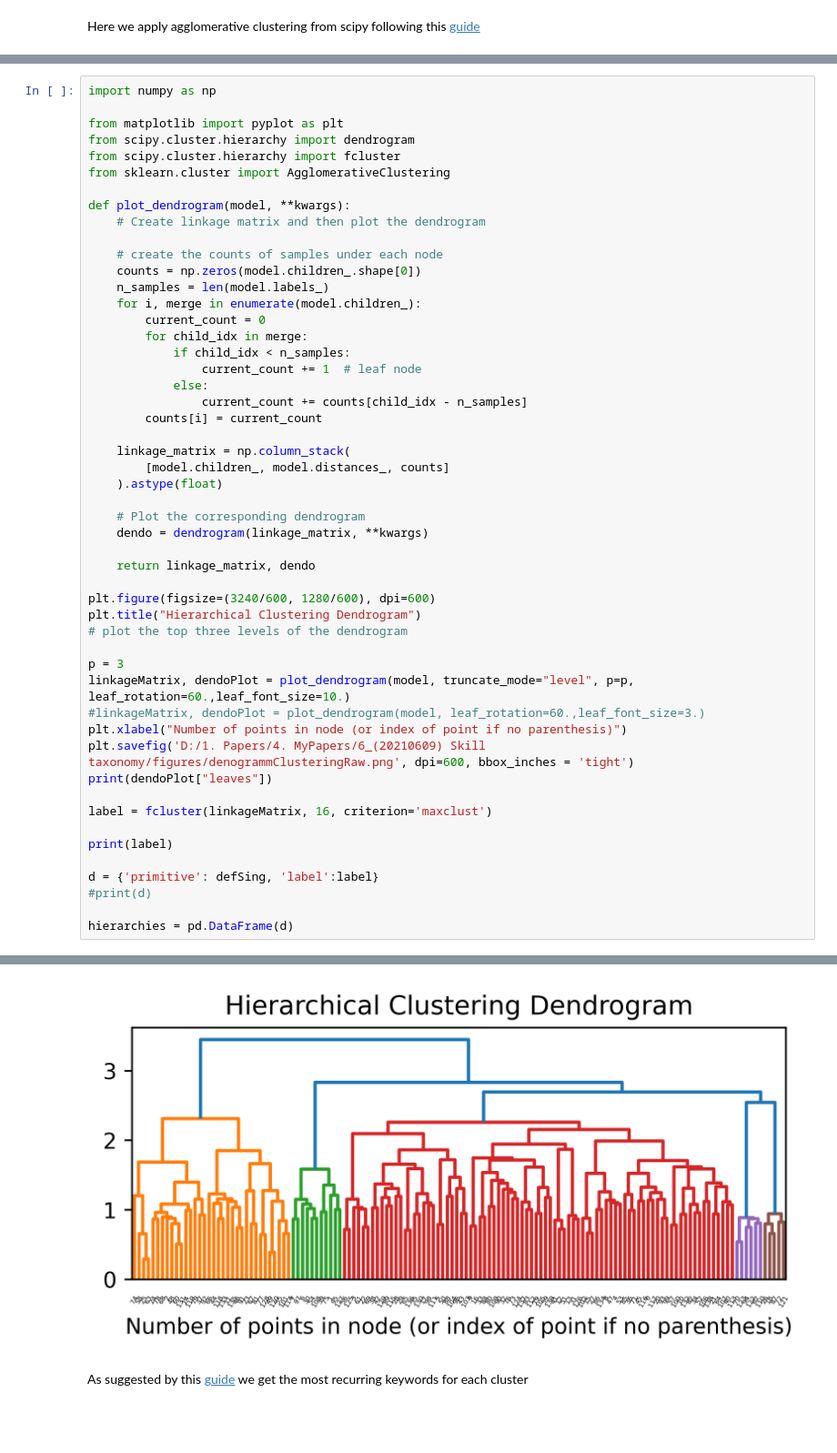
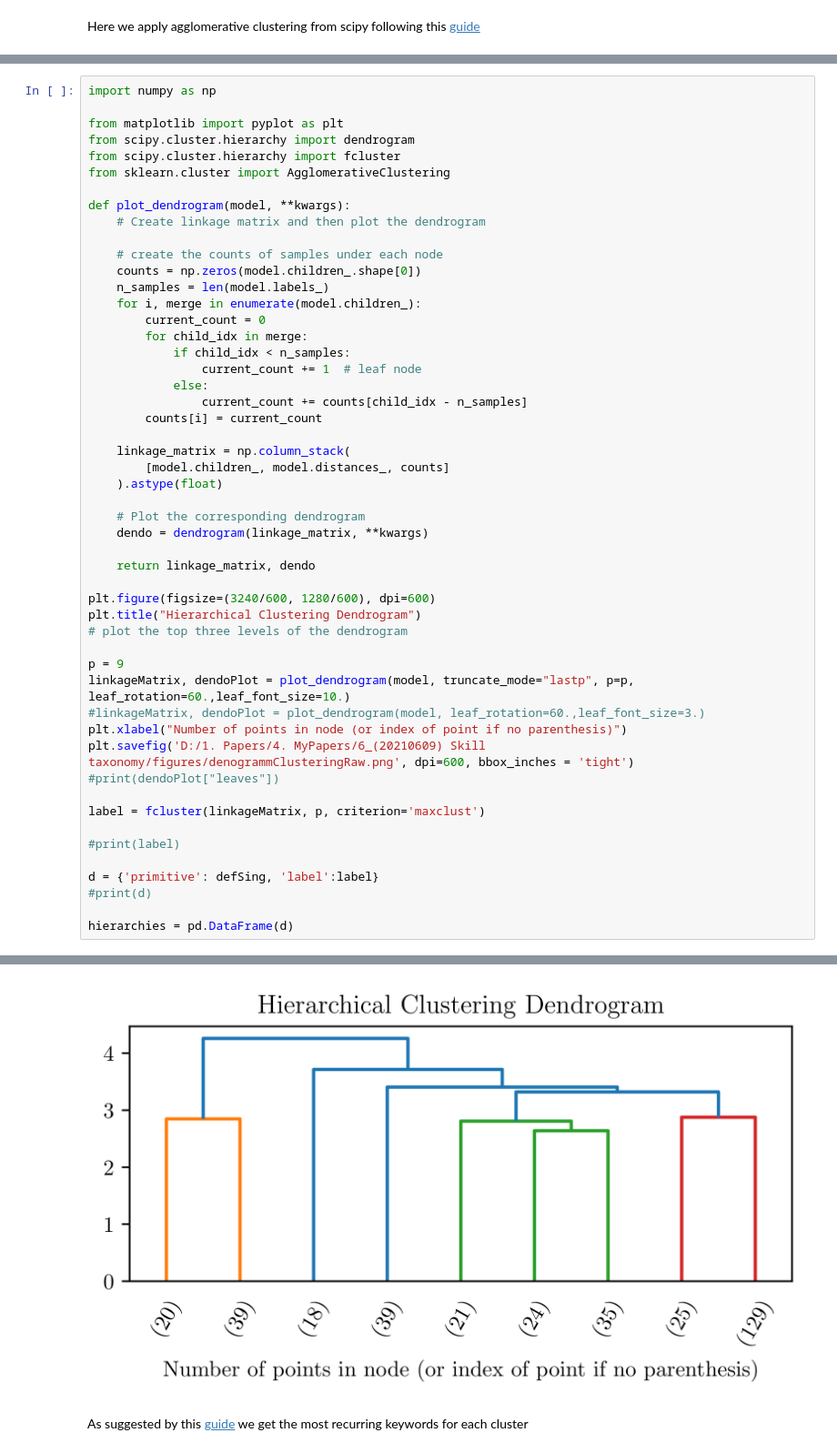
Before and after one commit to teiband/industrial-skill-review, a Jupyter notebook: src/FaissSearch/faissSearch.ipynb, the cells around one changed output, grey strips where cells are left out. Shown at 91% size. Saved outputs shown, nothing was run; the diff lists cells and outputs as text; blank space fills up the shorter version.

```diff
--- a/src/FaissSearch/faissSearch.ipynb
+++ b/src/FaissSearch/faissSearch.ipynb
@@ -217,16 +217,16 @@ plt.figure(figsize=(3240/600, 1280/600), dpi=600)
 plt.title("Hierarchical Clustering Dendrogram")
 # plot the top three levels of the dendrogram
 
-p = 3
-linkageMatrix, dendoPlot = plot_dendrogram(model, truncate_mode="level", p=p, leaf_rotation=60.,leaf_font_size=10.)
+p = 9
+linkageMatrix, dendoPlot = plot_dendrogram(model, truncate_mode="lastp", p=p, leaf_rotation=60.,leaf_font_size=10.)
 #linkageMatrix, dendoPlot = plot_dendrogram(model, leaf_rotation=60.,leaf_font_size=3.)
 plt.xlabel("Number of points in node (or index of point if no parenthesis)")
 plt.savefig('D:/1. Papers/4. MyPapers/6_(20210609) Skill taxonomy/figures/denogrammClusteringRaw.png', dpi=600, bbox_inches = 'tight')
-print(dendoPlot["leaves"])
+#print(dendoPlot["leaves"])
 
-label = fcluster(linkageMatrix, 16, criterion='maxclust')
+label = fcluster(linkageMatrix, p, criterion='maxclust')
 
-print(label)
+#print(label)
 
 d = {'primitive': defSing, 'label':label}
 #print(d)
@@ -243,4 +236,4 @@ hierarchies = pd.DataFrame(d)
-[figure, old version]
+[figure, new version]
 # %% [markdown]
 As suggested by this [guide](https://towardsdatascience.com/keyword-extraction-with-bert-724efca412ea) we get the most recurring keywords for each cluster
 # %%
```
Also changed, not shown: parts of 11 cells of this notebook, 5 other files.
